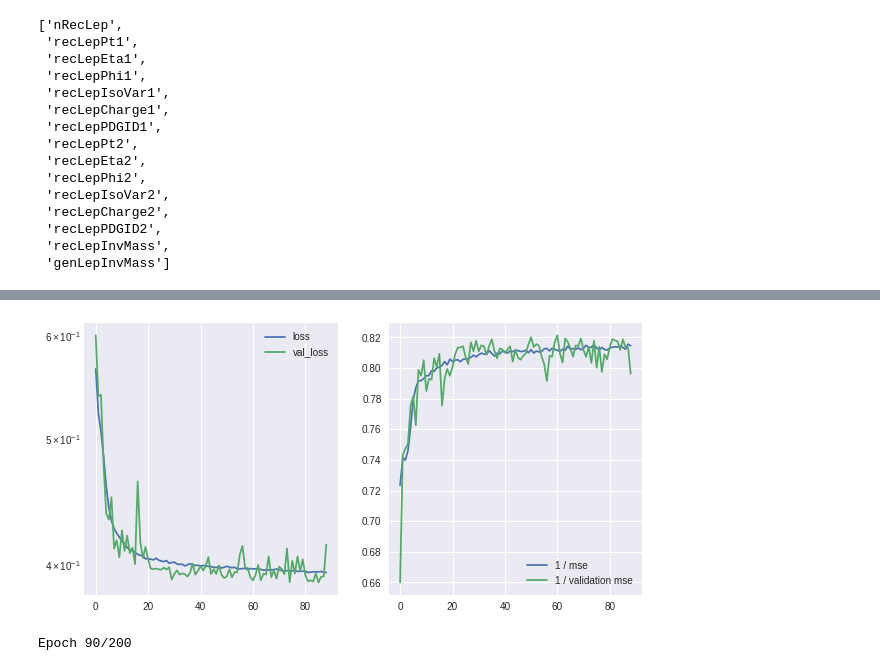
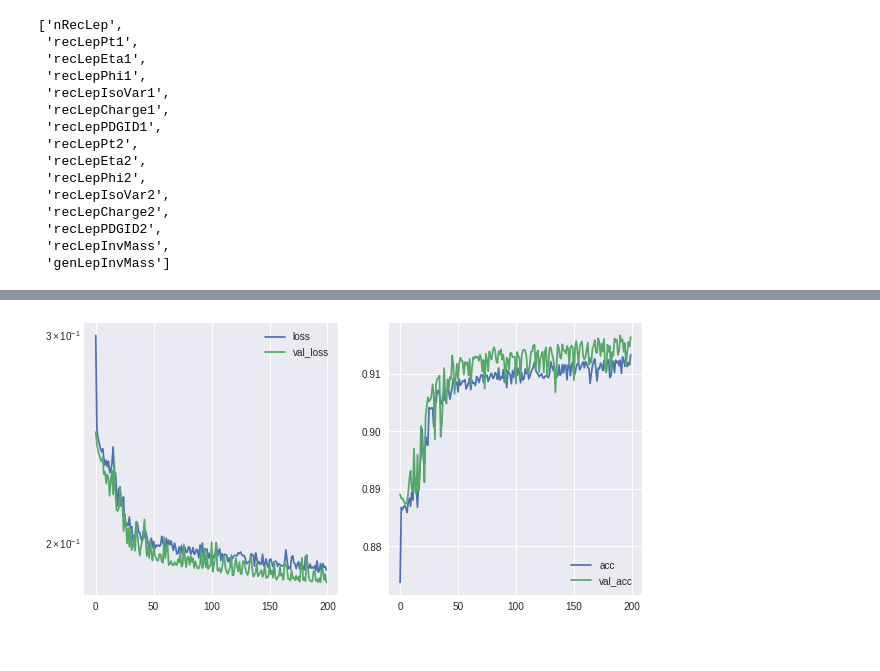
Before and after one commit to isildakbora/ML_Unfolding_SSP, a Jupyter notebook: ML_Training/train_keras_classification_migrationVector.ipynb, the cells around one changed output, grey strips where cells are left out. Saved outputs shown, nothing was run; the diff lists cells and outputs as text; code cells hidden in the pictures.

Commit message:
Update Model Builder
An update to the model builder program

```diff
--- a/ML_Training/train_keras_classification_migrationVector.ipynb
+++ b/ML_Training/train_keras_classification_migrationVector.ipynb
@@ -102,17 +142,15 @@ print(x_test.shape[0], 'test samples')
 # %%
 model = Sequential()
-#,input_shape=(64, nvar)
-model.add(Dense(300, input_dim=xNew.shape[1], kernel_initializer = 'normal', activation='linear'))
-#model.add(Flatten())
-model.add(Dense(800,activation='sigmoid'))
-#model.add(Dropout(0.2, seed=42))
-#model.add(Dense(800,activation='exponential'))
+
+model.add(Dense(300, input_dim=xNew.shape[1], kernel_initializer = 'glorot_normal', activation='linear'))
+
+model.add(Dense(800,activation='tanh'))
+model.add(Dense(600, activation='relu'))
+model.add(Dropout(0.2, seed=42))
 model.add(Dense(500,activation='sigmoid'))
-    #,kernel_regularizer=regularizers.l2(0.01),activity_regularizer=regularizers.l1(0.01))
-    # model.add(Dropout(0.25))
-    # model.add(Dense(2*NBins,activation='relu'))
-    # model.add(Dropout(0.5))
-model.add(Dense(3,activation='softmax'))
+
+model.add(Dense(numClasses,activation='softmax'))
+
 model.summary()
 model.compile(loss=keras.losses.binary_crossentropy, optimizer=keras.optimizers.Adadelta(), metrics=['accuracy'])
 # %% [output]
@@ -154,9 +199,11 @@ def reduce_lr(patience_lr):
     reduce_lr_loss = keras.callbacks.ReduceLROnPlateau(monitor='accuracy', factor=0.5, patience=patience_lr, verbose=1, min_delta=1e-4, mode='auto')
     return reduce_lr_loss
 
-callbacks = [reduce_lr(patience_lr=20), PlotLearning()]
+callbacks = [reduce_lr(patience_lr=20), PlotLearning(monitor=['loss', 'acc'])]
-# %%
-history = model.fit(x_train, y_train, epochs=200, batch_size=64,  verbose=1, validation_data=(x_test, y_test), callbacks = callbacks)
-# %% [output]
-[figure, removed]
-Epoch 90/200
+# %%
+history = model.fit(x_train, y_train, epochs=200, batch_size=1024,  verbose=1, validation_data=(x_test, y_test), callbacks = callbacks)
+#model.save("model_tanh_dropout_sigmoid.hdf5")
+#from keras.models import load_model # Here I have added in a load section so that I can fit the model once and then can rerun the code later on to test things without having to fit the data every time.
+#model = load_model('model_tanh_dropout_sigmoid.hdf5')
+# %% [output]
+[figure, added]
```
Also changed, not shown: parts of 13 cells of this notebook, 1 other file.
